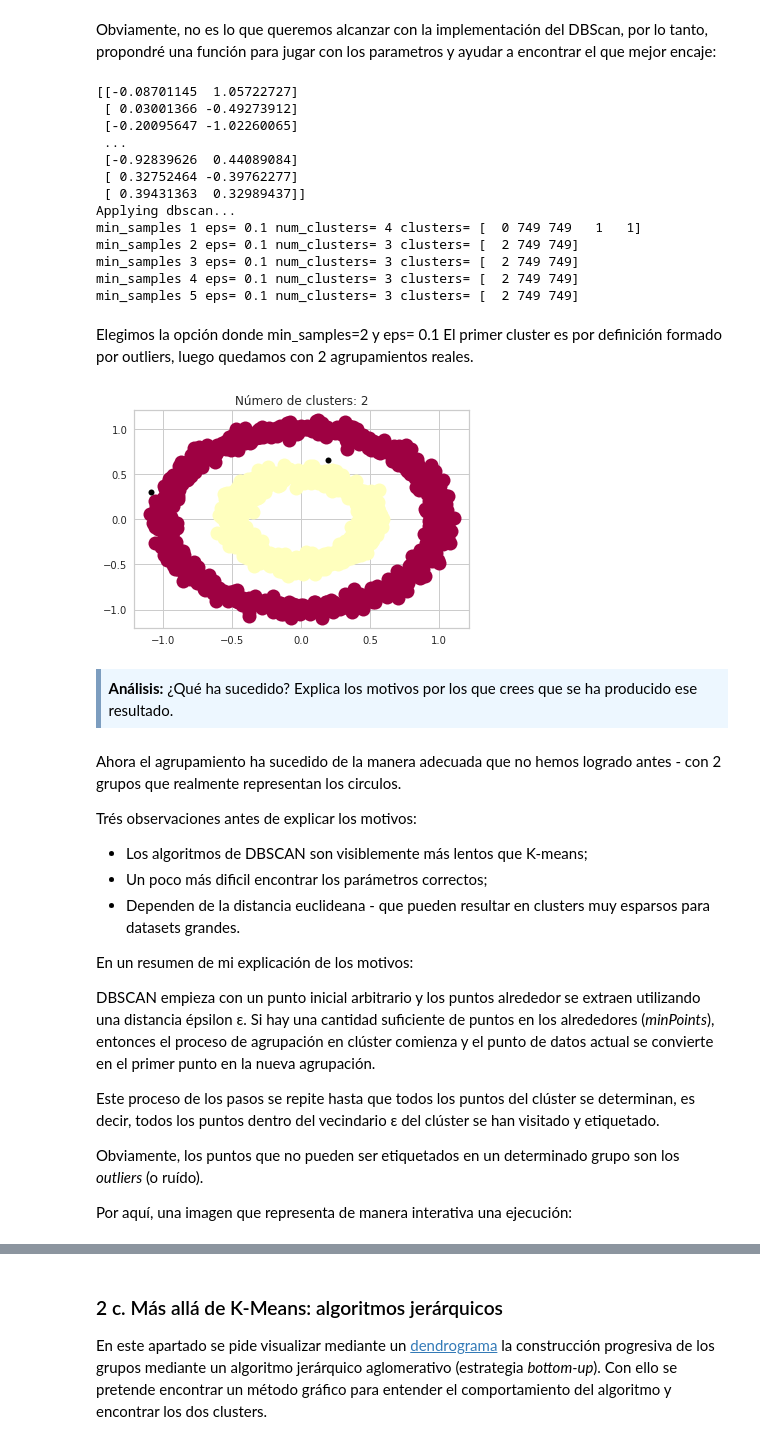
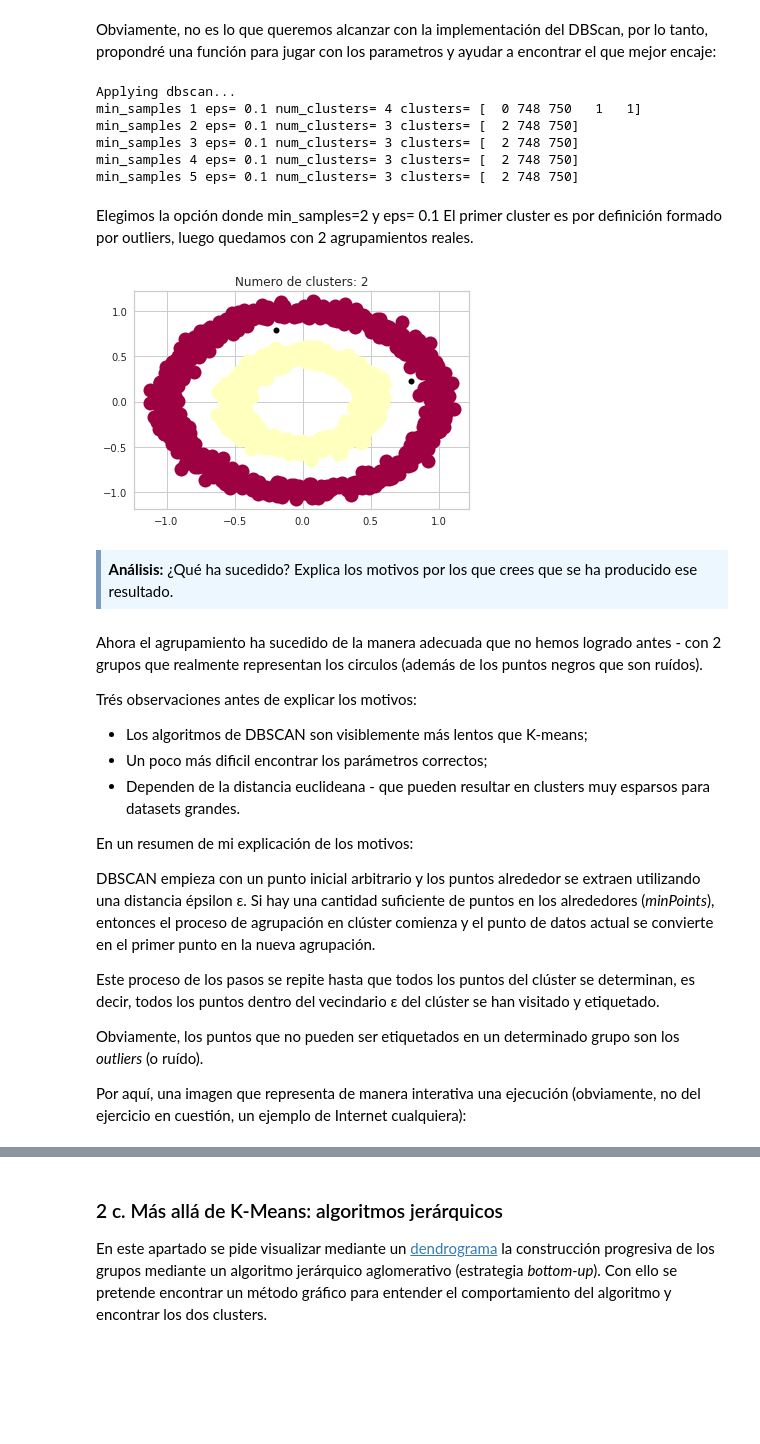
Before and after one commit to fernandoabcampos/advanced-data-mining, a Jupyter notebook: PEC2/20181_M2.855_PEC2-Enunciado.ipynb, the cells around one changed output, grey strips where cells are left out. Cells and saved outputs as stored; diff of their text form; code cells hidden in the pictures; blank space fills up the shorter version.

```diff
--- a/PEC2/20181_M2.855_PEC2-Enunciado.ipynb
+++ b/PEC2/20181_M2.855_PEC2-Enunciado.ipynb
@@ -209,15 +212,15 @@ El valor de K elegido es **K = 4**
 Visualiza el resultado en un <i>scatter plot</i> representando cada cluster con un color distinto.
 </div>
 # %%
+def implemented_ploted_kmeans(X, k=4):
+    kmeans = KMeans(n_clusters=k)
+    kmeans.fit(X)
+    y_kmeans = kmeans.predict(X)
 
-X = data_circles[1]
-k = 4
-kmeans = KMeans(n_clusters=k)
-kmeans.fit(X)
-y_kmeans = kmeans.predict(data_circles[1])
+    plt.scatter(X[:, 0], X[:, 1], c=y_kmeans, s=50, cmap='viridis')
 
-plt.scatter(X[:, 0], X[:, 1], c=y_kmeans, s=50, cmap='viridis')
+    centers = kmeans.cluster_centers_
+    plt.scatter(centers[:, 0], centers[:, 1], c='black', s=200, alpha=0.5)
 
-centers = kmeans.cluster_centers_
-plt.scatter(centers[:, 0], centers[:, 1], c='black', s=200, alpha=0.5)
+implemented_ploted_kmeans(data_circles[1])
 # %% [output]
@@ -278,59 +280,55 @@ def apply_dbscan(data, min_cluster=2, min_sample=[1,2,3,4,5], eps=[0.1,0.2,0.3,0
 
 apply_dbscan(X)
 # %% [output]
-[[-0.08701145  1.05722727]
- [ 0.03001366 -0.49273912]
- [-0.20095647 -1.02260065]
- ...
- [-0.92839626  0.44089084]
- [ 0.32752464 -0.39762277]
- [ 0.39431363  0.32989437]]
 Applying dbscan...
-min_samples 1 eps= 0.1 num_clusters= 4 clusters= [  0 749 749   1   1]
-min_samples 2 eps= 0.1 num_clusters= 3 clusters= [  2 749 749]
-min_samples 3 eps= 0.1 num_clusters= 3 clusters= [  2 749 749]
-min_samples 4 eps= 0.1 num_clusters= 3 clusters= [  2 749 749]
-min_samples 5 eps= 0.1 num_clusters= 3 clusters= [  2 749 749]
+min_samples 1 eps= 0.1 num_clusters= 4 clusters= [  0 748 750   1   1]
+min_samples 2 eps= 0.1 num_clusters= 3 clusters= [  2 748 750]
+min_samples 3 eps= 0.1 num_clusters= 3 clusters= [  2 748 750]
+min_samples 4 eps= 0.1 num_clusters= 3 clusters= [  2 748 750]
+min_samples 5 eps= 0.1 num_clusters= 3 clusters= [  2 748 750]
 # %% [markdown]
 Elegimos la opción donde min_samples=2 y eps= 0.1
 El primer cluster es por definición formado por outliers, luego quedamos con 2 agrupamientos reales.
 # %%
-def ploting(labels, core_samples_mask):
+def ploting(X, labels, core_samples_mask):
     unique_labels = set(labels)
     colors = [plt.cm.Spectral(each) for each in np.linspace(0, 1, len(unique_labels))]
     for k, col in zip(unique_labels, colors):
         if k == -1:
             # Black used for noise.
             col = [0, 0, 0, 1]
 
         class_member_mask = (labels == k)
 
         xy = X[class_member_mask & core_samples_mask]
         plt.plot(xy[:, 0], xy[:, 1], 'o', markerfacecolor=tuple(col),
                  markeredgecolor='k', markersize=14)
 
         xy = X[class_member_mask & ~core_samples_mask]
         plt.plot(xy[:, 0], xy[:, 1], 'o', markerfacecolor=tuple(col),
                  markeredgecolor='k', markersize=6)
-
-    plt.title('Número de clusters: %d' % n_clusters_)
+    n_clusters_ = len(set(labels)) - (1 if -1 in labels else 0)
+    plt.title('Numero de clusters: %d'% n_clusters_)
     plt.show()
 
+def my_DBSCAN(eps, min_samples, X):
 
+    db = DBSCAN(eps=eps, min_samples=min_samples).fit(X)
+    core_samples_mask = np.zeros_like(db.labels_, dtype=bool)
+    core_samples_mask[db.core_sample_indices_] = True
+    labels = db.labels_
 
-db = DBSCAN(eps=0.1, min_samples=2).fit(X)
-core_samples_mask = np.zeros_like(db.labels_, dtype=bool)
-core_samples_mask[db.core_sample_indices_] = True
-labels = db.labels_
-ploting(labels, core_samples_mask)
+    ploting(X, labels, core_samples_mask)
+
+my_DBSCAN(0.1, 2, X)
 # %% [output]
-[figure, old version]
+[figure, new version]
 # %% [markdown]
 <div style="background-color: #EDF7FF; border-color: #7C9DBF; border-left: 5px solid #7C9DBF; padding: 0.5em;">
 <strong>Análisis:</strong> ¿Qué ha sucedido? Explica los motivos por los que crees que se ha producido ese resultado.
 </div>
 # %% [markdown]
-Ahora el agrupamiento ha sucedido de la manera adecuada que no hemos logrado antes - con 2 grupos que realmente representan los circulos.
+Ahora el agrupamiento ha sucedido de la manera adecuada que no hemos logrado antes - con 2 grupos que realmente representan los circulos (además de los puntos negros que son ruídos).
 
 Trés observaciones antes de explicar los motivos:
  - Los algoritmos de DBSCAN son visiblemente más lentos que K-means;
@@ -346,7 +344,7 @@ Este proceso de los pasos se repite hasta que todos los puntos del clúster se d
 
 Obviamente, los puntos que no pueden ser etiquetados en un determinado grupo son los *outliers* (o ruído).
 
-Por aquí, una imagen que representa de manera interativa una ejecución:
+Por aquí, una imagen que representa de manera interativa una ejecución (obviamente, no del ejercicio en cuestión, un ejemplo de Internet cualquiera):
 # %% [markdown]
 <img src="DBSCAN.gif" alt="Ejecutando DB Scan" />
 # %% [markdown]
```
Also changed, not shown: parts of 19 cells of this notebook.
